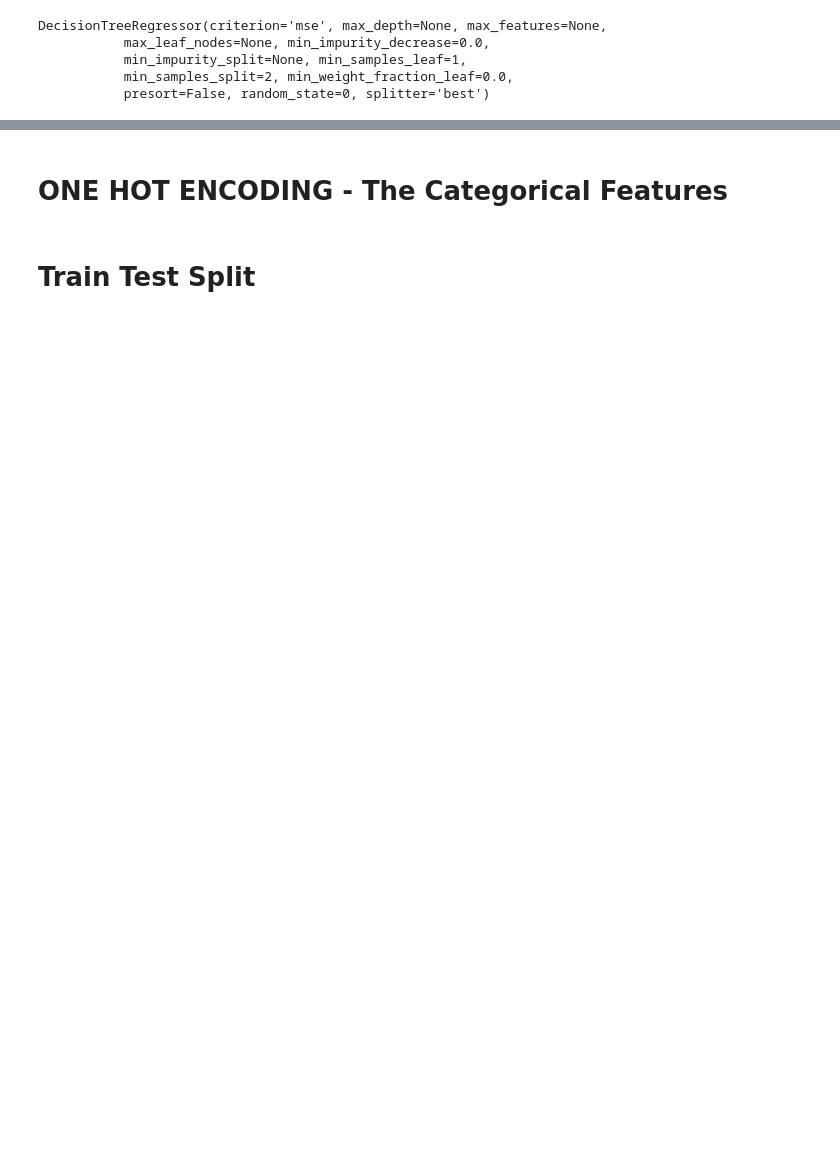
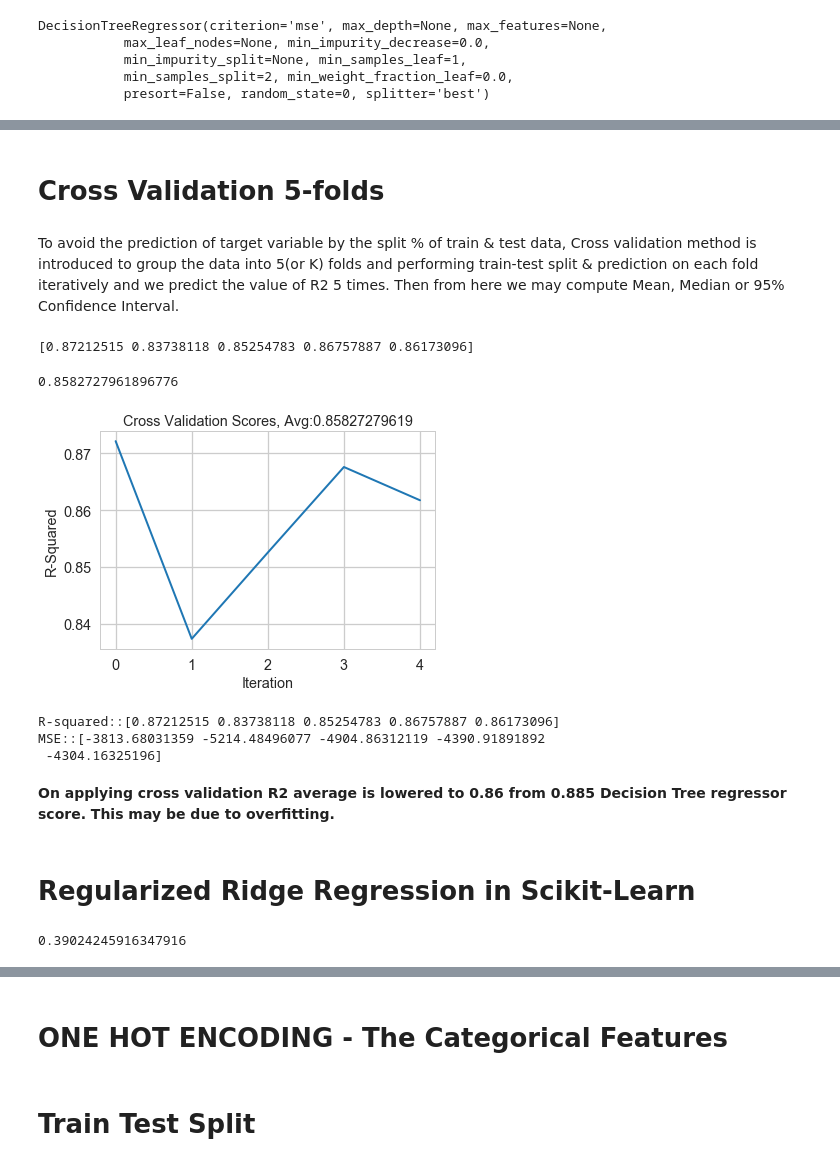
Before and after one commit to rashi-n/Machine-Learning-Projects, a Jupyter notebook: Capstone Projects/CS I - In depth Analysis.ipynb, the cells around one changed output, grey strips where cells are left out. Drawn from its saved outputs; the diff is of its cells as text; code cells hidden in the pictures; blank space fills up the shorter version.

```diff
--- a/Capstone Projects/CS I - In depth Analysis.ipynb
+++ b/Capstone Projects/CS I - In depth Analysis.ipynb
@@ -120,6 +119,9 @@ y = stats.iloc[:, 16].values
 # %%
 # Fitting the DEcision Tree Regression Model to the dataset
 from sklearn.tree import DecisionTreeRegressor
+X, X_test, y, y_test = train_test_split(stats.iloc[:,2:-3], stats.iloc[:,16],
+                                                    test_size=0.33, random_state=42)
+
 regressor = DecisionTreeRegressor(random_state = 0)
 regressor.fit(X, y)
 # %% [output]
@@ -146,0 +164,48 @@ plt.show()
+# %% [markdown]
+<h1> Cross Validation 5-folds
+# %% [markdown]
+To avoid the prediction of target variable by the split % of train & test data, Cross validation method is introduced to group the data into 5(or K) folds and performing train-test split & prediction on each fold iteratively and we predict the value of R2 5 times. Then from here we may compute Mean, Median or 95% Confidence Interval.
+# %%
+from sklearn.model_selection import cross_val_score
+#reg = linear_model.LinearRegression()
+cv_results = cross_val_score(regressor.fit(X,y), X_test, y_test, cv= 5)
+print(cv_results)
+# %% [output]
+[0.87212515 0.83738118 0.85254783 0.86757887 0.86173096]
+# %%
+np.mean(cv_results)
+# %% [output]
+0.8582727961896776
+# %%
+r2_scores = cross_val_score(regressor.fit(X,y), X_test, y_test, cv=5)
+mse_scores = cross_val_score(regressor.fit(X,y), X_test, y_test, cv=5,scoring='neg_mean_squared_error')
+# %%
+fig, ax = plt.subplots()
+ax.plot([i for i in range(len(r2_scores))],r2_scores,lw=2)
+ax.set_xlabel('Iteration')
+ax.set_ylabel('R-Squared')
+ax.title.set_text("Cross Validation Scores, Avg:{}".format(np.average(r2_scores)))
+plt.show()
+# %% [output]
+[figure, added]
+# %%
+print("R-squared::{}".format(r2_scores))
+print("MSE::{}".format(mse_scores))
+# print("R-Squared::{}".format(grid_cv_dtr.best_score_))
+# print("Best Hyperparameters::\n{}".format(grid_cv_dtr.best_params_))
+# %% [output]
+R-squared::[0.87212515 0.83738118 0.85254783 0.86757887 0.86173096]
+MSE::[-3813.68031359 -5214.48496077 -4904.86312119 -4390.91891892
+ -4304.16325196]
+# %% [markdown]
+<b> On applying cross validation R2 average is lowered to 0.86 from 0.885 Decision Tree regressor score. This may be due to overfitting.
+# %% [markdown]
+<h1>Regularized Ridge Regression in Scikit-Learn
+# %%
+from sklearn.linear_model import Ridge
+ridge = Ridge(alpha =0.1, normalize=True)
+ridge.fit(X, y)
+ridge_pred = ridge.predict(X_test)
+ridge.score(X_test, y_test)
+# %% [output]
+0.39024245916347916
```
Also changed, not shown: parts of 26 cells of this notebook.
